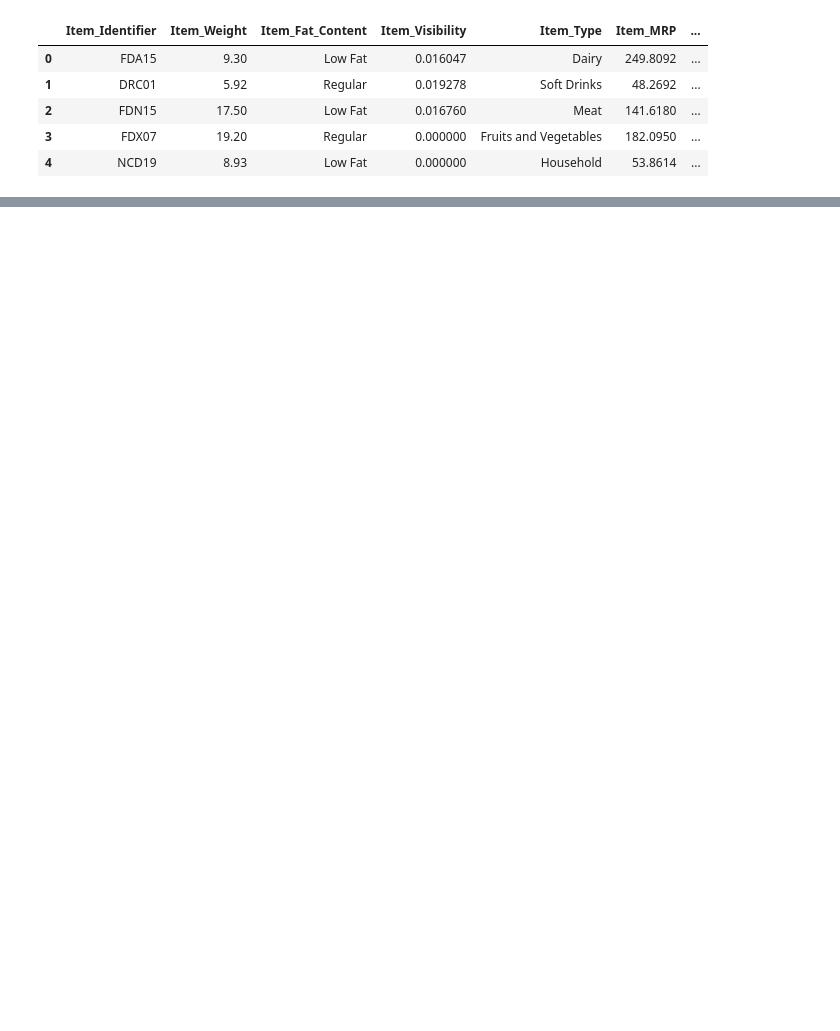
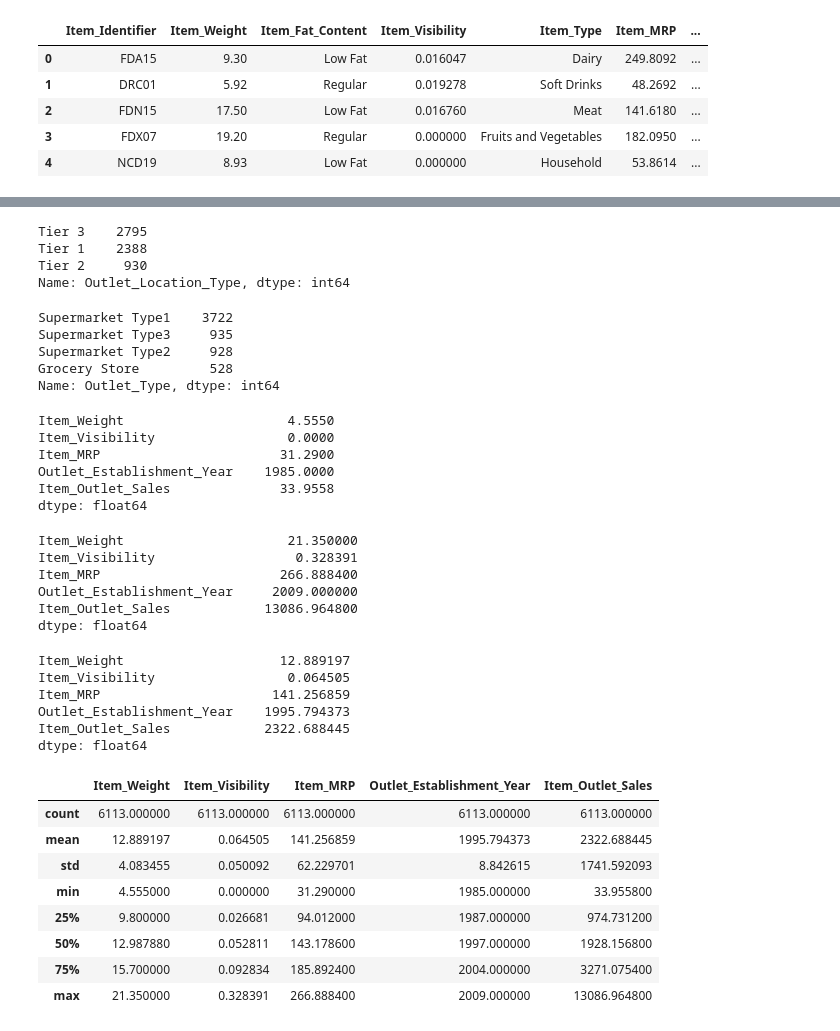
Before and after one commit to rlorey/food_sales_predictions, a Jupyter notebook: Project1.ipynb, the cells around one changed output, grey strips where cells are left out. Saved outputs shown, nothing was run; the diff lists cells and outputs as text; code cells hidden in the pictures; blank space fills up the shorter version.

```diff
--- a/Project1.ipynb
+++ b/Project1.ipynb
@@ -14,0 +185,3 @@ df.head()
+# %%
+df.dropna(inplace = True) #drop remaining rows with missing values in the Outlet_Size column
+#I chose to drop the rows in this case because there is no way to determine the Outlet_Size from the given data. If it was the real world, it might be possible to circle back and get the missing data.
@@ -14,0 +214,4 @@ df.head()
+# %%
+#Create consistent groups in Item_Fat_Content
+df['Item_Fat_Content'] = df['Item_Fat_Content'].replace(['LF', 'low fat', 'reg'], ['Low Fat', 'Low Fat', 'Regular'])
+df['Item_Fat_Content'].value_counts()
@@ -14,0 +249,56 @@ df.head()
+# %%
+df['Outlet_Location_Type'].value_counts()
+# %% [output]
+Tier 3    2795
+Tier 1    2388
+Tier 2     930
+Name: Outlet_Location_Type, dtype: int64
+# %%
+df['Outlet_Type'].value_counts()
+# %% [output]
+Supermarket Type1    3722
+Supermarket Type3     935
+Supermarket Type2     928
+Grocery Store         528
+Name: Outlet_Type, dtype: int64
+# %%
+#8 For any numerical columns, obtain the summary statistics of each (min, max, mean)
+df[["Item_Weight", "Item_Visibility", 'Item_MRP', 'Outlet_Establishment_Year', 'Item_Outlet_Sales']].min()
+# %% [output]
+Item_Weight                     4.5550
+Item_Visibility                 0.0000
+Item_MRP                       31.2900
+Outlet_Establishment_Year    1985.0000
+Item_Outlet_Sales              33.9558
+dtype: float64
+# %%
+df[["Item_Weight", "Item_Visibility", 'Item_MRP', 'Outlet_Establishment_Year', 'Item_Outlet_Sales']].max()
+# %% [output]
+Item_Weight                     21.350000
+Item_Visibility                  0.328391
+Item_MRP                       266.888400
+Outlet_Establishment_Year     2009.000000
+Item_Outlet_Sales            13086.964800
+dtype: float64
+# %%
+df[["Item_Weight", "Item_Visibility", 'Item_MRP', 'Outlet_Establishment_Year', 'Item_Outlet_Sales']].mean()
+# %% [output]
+Item_Weight                    12.889197
+Item_Visibility                 0.064505
+Item_MRP                      141.256859
+Outlet_Establishment_Year    1995.794373
+Item_Outlet_Sales            2322.688445
+dtype: float64
+# %%
+df[["Item_Weight", "Item_Visibility", 'Item_MRP', 'Outlet_Establishment_Year', 'Item_Outlet_Sales']].describe()
+#alternate method for finding statistics on multiple columns
+# %% [output]
+|  | Item_Weight | Item_Visibility | Item_MRP | Outlet_Establishment_Year | Item_Outlet_Sales |
+| count | 6113.000000 | 6113.000000 | 6113.000000 | 6113.000000 | 6113.000000 |
+| mean | 12.889197 | 0.064505 | 141.256859 | 1995.794373 | 2322.688445 |
+| std | 4.083455 | 0.050092 | 62.229701 | 8.842615 | 1741.592093 |
+| min | 4.555000 | 0.000000 | 31.290000 | 1985.000000 | 33.955800 |
+| 25% | 9.800000 | 0.026681 | 94.012000 | 1987.000000 | 974.731200 |
+| 50% | 12.987880 | 0.052811 | 143.178600 | 1997.000000 | 1928.156800 |
+| 75% | 15.700000 | 0.092834 | 185.892400 | 2004.000000 | 3271.075400 |
+| max | 21.350000 | 0.328391 | 266.888400 | 2009.000000 | 13086.964800 |
```
Also changed, not shown: parts of 18 cells of this notebook.
